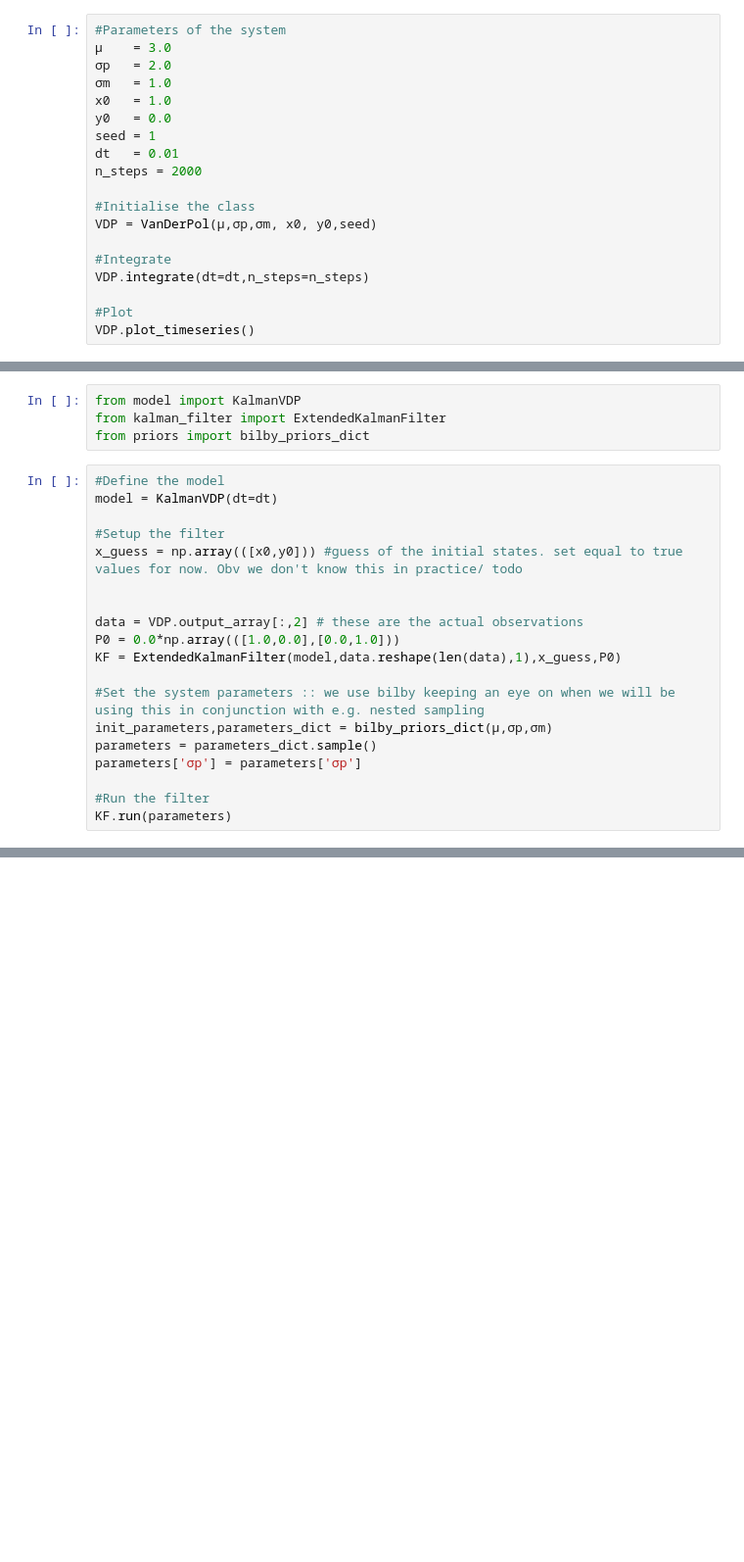
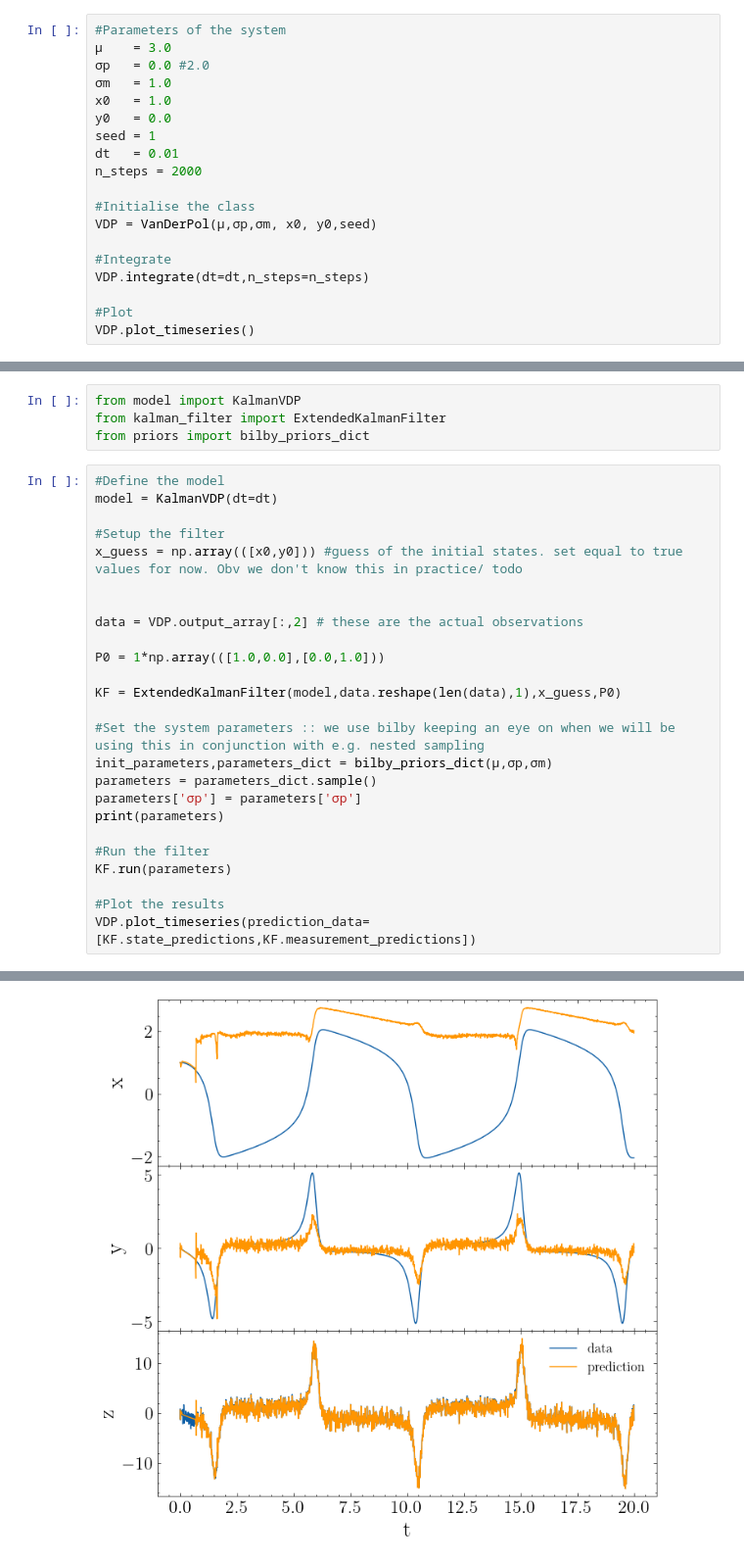
Before and after one commit to UniMelb-NSGW/SlowKalmanFilter, a Jupyter notebook: notebooks/tracking.ipynb, the cells around one changed output, grey strips where cells are left out. Shown at 98% size. Saved outputs shown, nothing was run; the diff lists cells and outputs as text; blank space fills up the shorter version.

```diff
--- a/notebooks/tracking.ipynb
+++ b/notebooks/tracking.ipynb
@@ -295,7 +296,7 @@ sys.path.append("../src") # add src to path so it can be accessed here
 # %%
 #Parameters of the system
 μ    = 3.0
-σp   = 2.0
+σp   = 0.0 #2.0
 σm   = 1.0
 x0   = 1.0
 y0   = 0.0
@@ -328,14 +329,20 @@ x_guess = np.array(([x0,y0])) #guess of the initial states. set equal to true va
 
 
 data = VDP.output_array[:,2] # these are the actual observations
-P0 = 0.0*np.array(([1.0,0.0],[0.0,1.0]))
+
+P0 = 1*np.array(([1.0,0.0],[0.0,1.0]))
+
 KF = ExtendedKalmanFilter(model,data.reshape(len(data),1),x_guess,P0)
 
 #Set the system parameters :: we use bilby keeping an eye on when we will be using this in conjunction with e.g. nested sampling
 init_parameters,parameters_dict = bilby_priors_dict(μ,σp,σm)
 parameters = parameters_dict.sample()
 parameters['σp'] = parameters['σp']
+print(parameters)
 
 #Run the filter
 KF.run(parameters)
+
+#Plot the results
+VDP.plot_timeseries(prediction_data=[KF.state_predictions,KF.measurement_predictions])
 # %% [output]
@@ -358,0 +366 @@ S =  [[104.03759457]]
+[figure, added]
```
Also changed, not shown: parts of 10 cells of this notebook, 2 other files.
